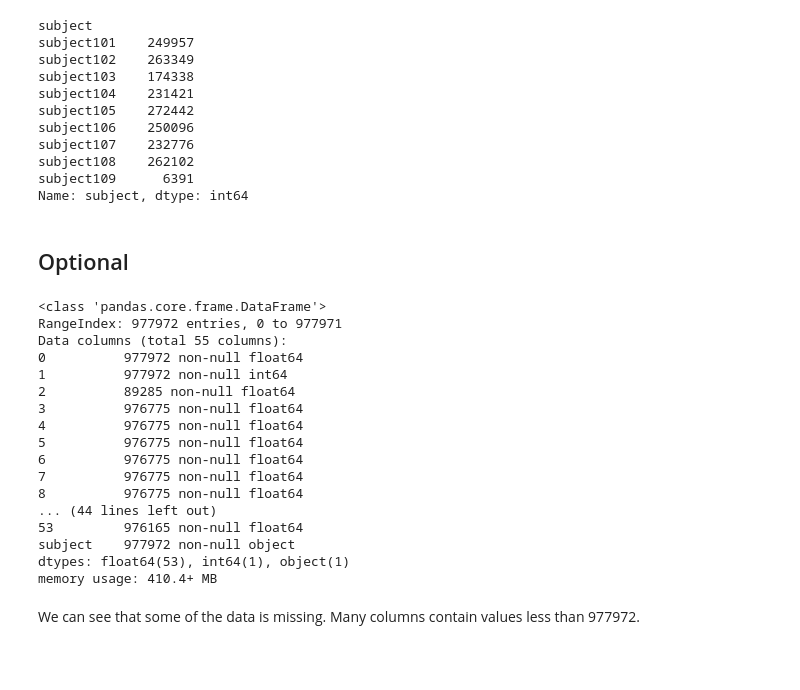
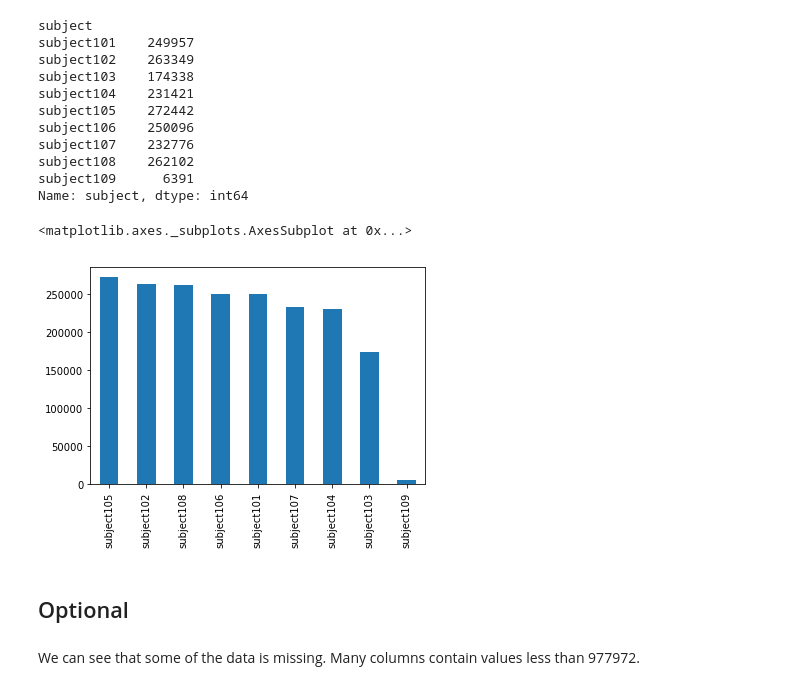
Before and after one commit to meesha-asghar/thesis, a Jupyter notebook: ExploringDataset.ipynb, the cells around one changed output. Drawn from its saved outputs; the diff is of its cells as text; code cells hidden in the pictures; blank space fills up the shorter version.

Commit message:
missing values and outliers

```diff
--- a/ExploringDataset.ipynb
+++ b/ExploringDataset.ipynb
@@ -108,6 +91,12 @@ subject107    232776
 subject108    262102
 subject109      6391
 Name: subject, dtype: int64
+# %%
+subjects_p = protocol_df['subject'].value_counts()
+subjects_p.plot(kind="bar")
+# %% [output]
+<matplotlib.axes._subplots.AxesSubplot at 0x...>
+[figure, added]
 # %% [markdown]
 ## Optional
 # %%
@@ -116,26 +105,6 @@ all_files2 = glob.glob(os.path.join(path2, "*.dat"))
 
 df_from_each_file2 = (pd.read_csv(f,header=None, delimiter=r"\s+").assign(subject = os.path.splitext(os.path.basename(f))[0]) for f in all_files2)
 optional_df   = pd.concat(df_from_each_file2, ignore_index=True)
-# %%
-optional_df.info()
-# %% [output]
-<class 'pandas.core.frame.DataFrame'>
-RangeIndex: 977972 entries, 0 to 977971
-Data columns (total 55 columns):
-0          977972 non-null float64
-1          977972 non-null int64
-2          89285 non-null float64
-3          976775 non-null float64
-4          976775 non-null float64
-5          976775 non-null float64
-6          976775 non-null float64
-7          976775 non-null float64
-8          976775 non-null float64
-... (44 lines left out)
-53         976165 non-null float64
-subject    977972 non-null object
-dtypes: float64(53), int64(1), object(1)
-memory usage: 410.4+ MB
 # %% [markdown]
 We can see that some of the data is missing. Many columns contain values less than 977972.
 # %%
```
Also changed, not shown: parts of 27 cells of this notebook, 1 other file.
